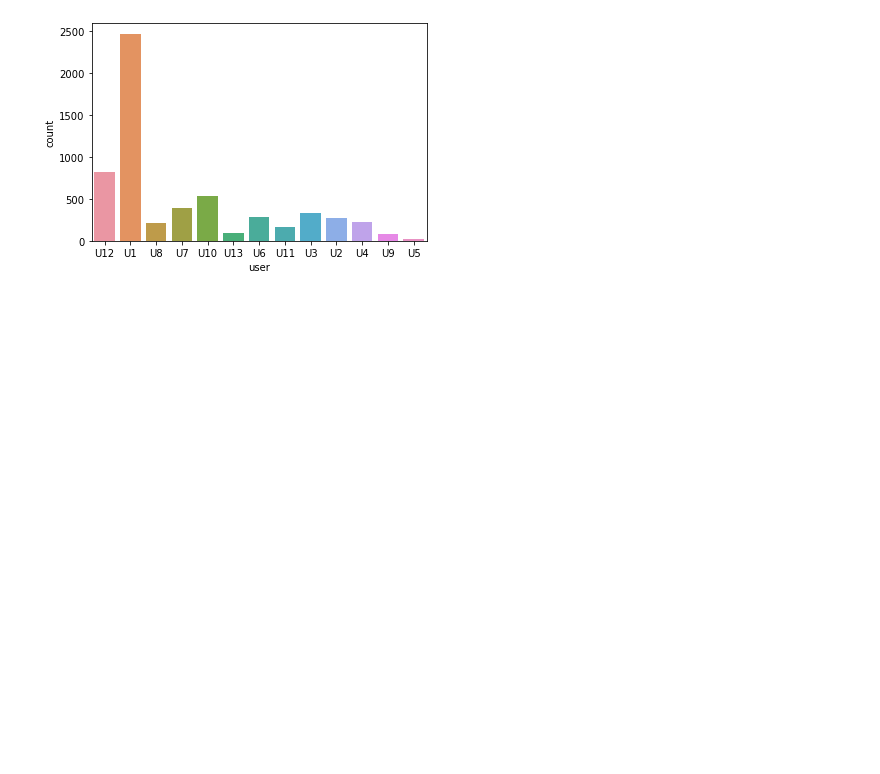
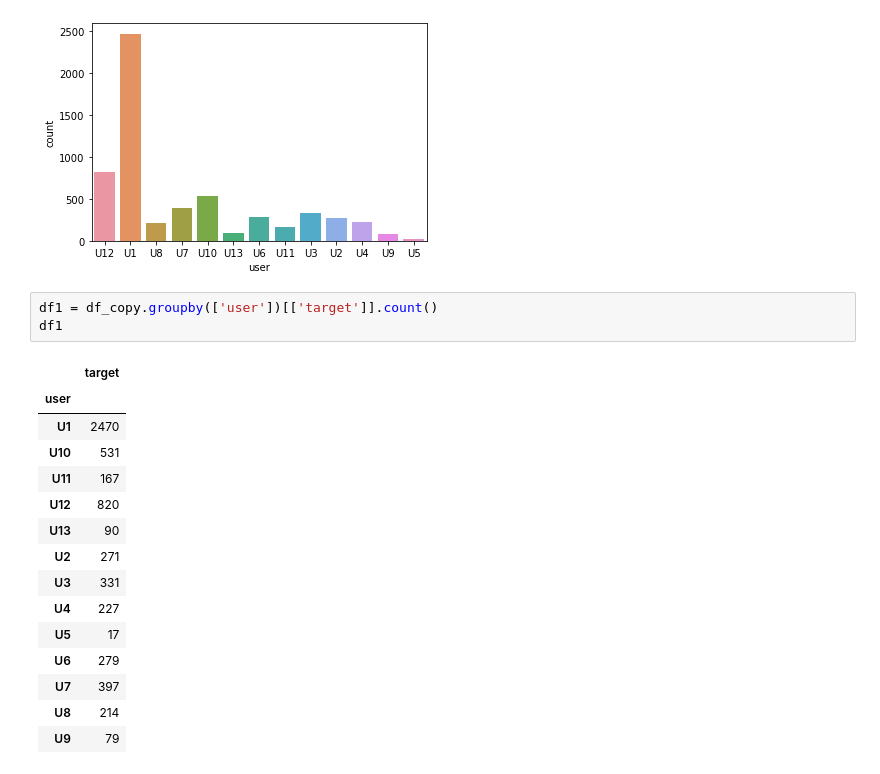
Before and after one commit to AndreaViviani89/2nd-Build-Week, a Jupyter notebook: eda_andrea.ipynb, the cells around one changed output. Drawn from its saved outputs; the diff is of its cells as text; blank space fills up the shorter version.

```diff
--- a/eda_andrea.ipynb
+++ b/eda_andrea.ipynb
@@ -80,3 +97,22 @@ sns.countplot(df_copy['user'])
 # %% [output]
 <AxesSubplot:xlabel='user', ylabel='count'>
 [figure]
+# %%
+df1 = df_copy.groupby(['user'])[['target']].count()
+df1
+# %% [output]
+|  | target |
+| user |  |
+| U1 | 2470 |
+| U10 | 531 |
+| U11 | 167 |
+| U12 | 820 |
+| U13 | 90 |
+| U2 | 271 |
+| U3 | 331 |
+| U4 | 227 |
+| U5 | 17 |
+| U6 | 279 |
+| U7 | 397 |
+| U8 | 214 |
+| U9 | 79 |
```
Also changed, not shown: parts of 3 cells of this notebook.
